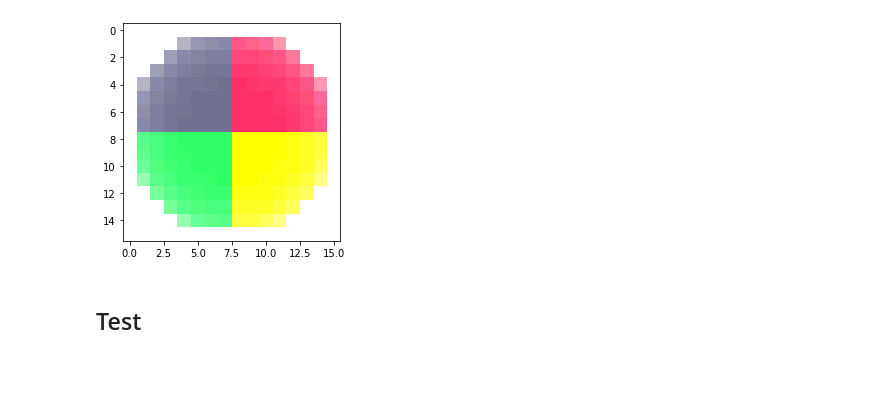
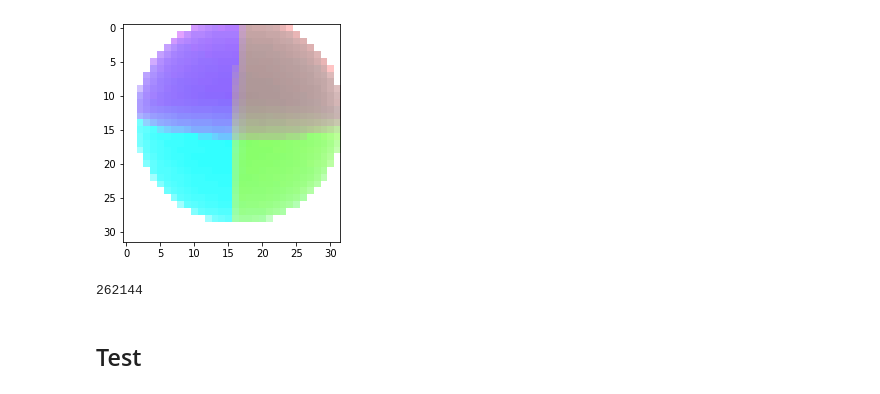
Before and after one commit to leoHeidel/stylegan2-keras, a Jupyter notebook: projector.ipynb, the cells around one changed output. Saved outputs shown, nothing was run; the diff lists cells and outputs as text; code cells hidden in the pictures.

```diff
--- a/projector.ipynb
+++ b/projector.ipynb
@@ -100,9 +100,9 @@ class CameraStd(keras.layers.Layer):
         #Camera position
         distance = self.base_distance+self.distance_std*distance
         #print(f"distance: {distance.numpy()}")
-        dir_camera_phi = tf.cos(phi[tf.newaxis,:]) * self.dir_z + tf.sin(phi[tf.newaxis,:]) * self.dir_x
-        dir_camera = tf.cos(theta[tf.newaxis,:]) * dir_camera_phi + tf.sin(theta[tf.newaxis,:]) * self.dir_y # (*, 3)
-        camera_position = dir_camera * distance[tf.newaxis,:] # (*, 3)
+        dir_camera_phi = tf.cos(phi[:,tf.newaxis]) * self.dir_z + tf.sin(phi[:,tf.newaxis]) * self.dir_x
+        dir_camera = tf.cos(theta[:,tf.newaxis]) * dir_camera_phi + tf.sin(theta[:,tf.newaxis]) * self.dir_y # (*, 3)
+        camera_position = dir_camera * distance[:,tf.newaxis] # (*, 3)
 
         #Camera direction
         center = center * self.center_std # (*, 3)
@@ -116,36 +116,40 @@ class CameraStd(keras.layers.Layer):
 class RayTracer(keras.layers.Layer):
     def __init__(self, side_count=8):
         """
         Sample coordinate accross rays.
         output is of shape (*,side_count,side_count,side_count,3)
         """
         super(RayTracer, self).__init__()
 
         self.side_count = side_count
 
     def call(self, inputs):
         camera_position, camera_direction, camera_rotation, side = inputs
         return trace_ray(camera_position, camera_direction, camera_rotation, side, side_count=self.side_count)
 
 def get_random_noise(batch_size=8):
     random_noise = np.random.normal(size=(batch_size, 8)).astype(dtype=np.float32)
     return random_noise[:,:3], random_noise[:,3:6], random_noise[:,6], random_noise[:,7]
 
 def get_zero_noise(batch_size=8):
     random_noise = np.zeros((batch_size, 8)).astype(dtype=np.float32)
     return random_noise[:,:3], random_noise[:,3:6], random_noise[:,6], random_noise[:,7]
 
 cam_std = CameraStd()
-rt = RayTracer(side_count = 16)
-inputs = cam_std(get_zero_noise(batch_size=3))
+rt = RayTracer(side_count = 32)
+inputs = cam_std(get_random_noise(batch_size=16))
 rays = rt(inputs)
 colors = sphere(rays)
 colors = to_feature_map(colors)
 colors = colors / tf.reduce_max(tf.abs(colors))
 plt.imshow(1-colors[0])
 plt.show()
 # %% [output]
-[figure, old version]
+[figure, new version]
+# %%
+64**3
+# %% [output]
+262144
 # %% [markdown]
 ## Test
 # %%
```
Also changed, not shown: parts of 1 cell of this notebook.
